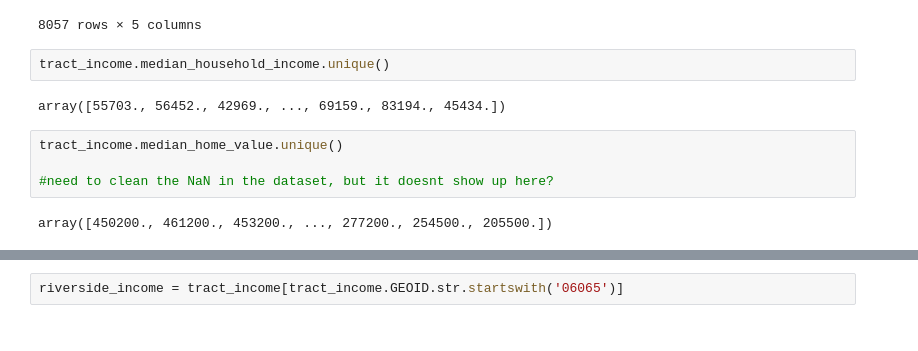
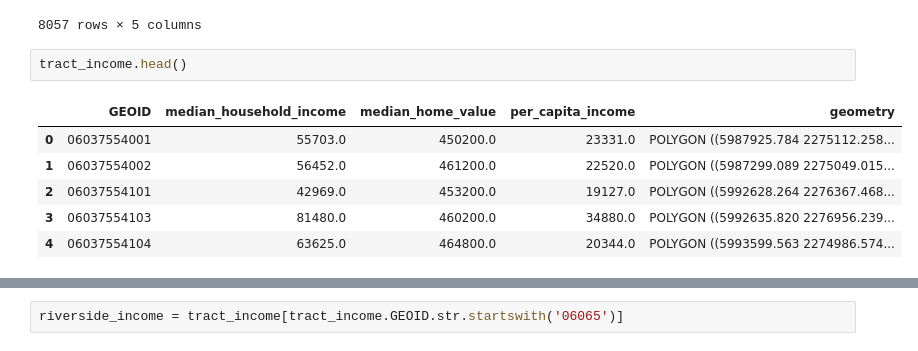
Before and after one commit to nnasr001/PBPL280S21Project1, a Jupyter notebook: neighborhood_income.ipynb, the cells around one changed output, grey strips where cells are left out. Saved outputs shown, nothing was run; the diff lists cells and outputs as text.

```diff
--- a/neighborhood_income.ipynb
+++ b/neighborhood_income.ipynb
@@ -222,13 +220,12 @@ tract_income
 | 8055 | 06115041000 | 83194.0 | 327200.0 | 39049.0 | POLYGON ((5028575.474 4260876.310... |
 | 8056 | 06115041100 | 45434.0 | 205500.0 | 28558.0 | POLYGON ((5105889.350 4303734.816... |
 8057 rows × 5 columns
-# %%
-tract_income.median_household_income.unique()
-# %% [output]
-array([55703., 56452., 42969., ..., 69159., 83194., 45434.])
-# %%
-tract_income.median_home_value.unique()
-
-#need to clean the NaN in the dataset, but it doesnt show up here?
-# %% [output]
-array([450200., 461200., 453200., ..., 277200., 254500., 205500.])
+# %%
+tract_income.head()
+# %% [output]
+|  | GEOID | median_household_income | median_home_value | per_capita_income | geometry |
+| 0 | 06037554001 | 55703.0 | 450200.0 | 23331.0 | POLYGON ((5987925.784 2275112.258... |
+| 1 | 06037554002 | 56452.0 | 461200.0 | 22520.0 | POLYGON ((5987299.089 2275049.015... |
+| 2 | 06037554101 | 42969.0 | 453200.0 | 19127.0 | POLYGON ((5992628.264 2276367.468... |
+| 3 | 06037554103 | 81480.0 | 460200.0 | 34880.0 | POLYGON ((5992635.820 2276956.239... |
+| 4 | 06037554104 | 63625.0 | 464800.0 | 20344.0 | POLYGON ((5993599.563 2274986.574... |
```
Also changed, not shown: parts of 16 cells of this notebook, 3 other files.
